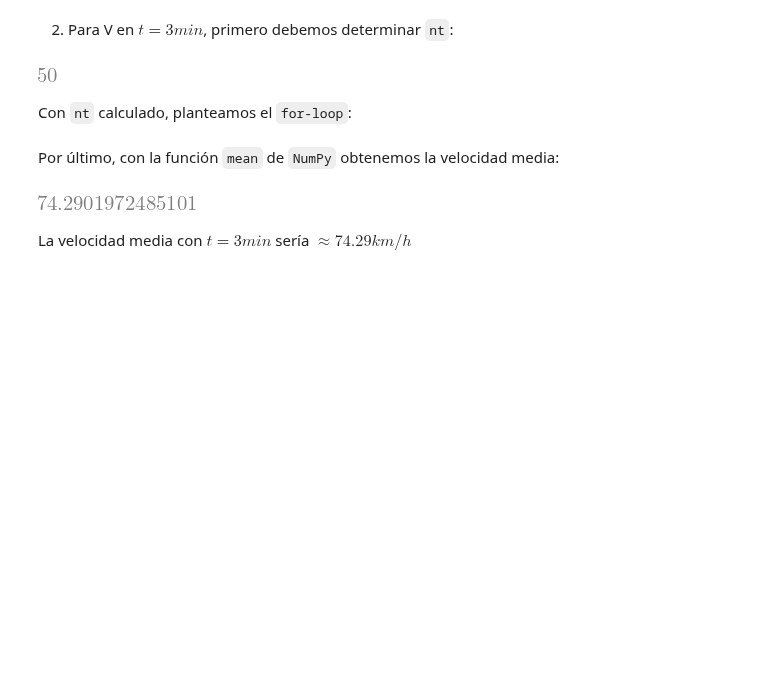
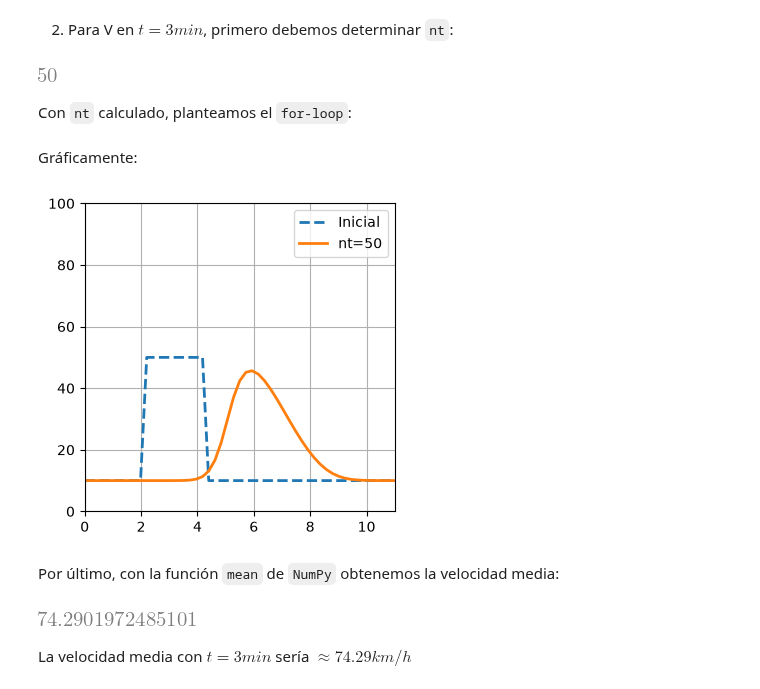
Before and after one commit to isedaniel/sistemas, a Jupyter notebook: src/3/simulacion/tp_PDE/Trabajo Practico 2.ipynb, the cells around one changed output. Cells and saved outputs as stored; diff of their text form; code cells hidden in the pictures; blank space fills up the shorter version.

```diff
--- a/src/3/simulacion/tp_PDE/Trabajo Practico 2.ipynb
+++ b/src/3/simulacion/tp_PDE/Trabajo Practico 2.ipynb
@@ -137,7 +137,0 @@ Planteamos los parámetros en Python:
-# %%
-v_max = 80
-nx = 51
-L = 11
-dx = L / (nx - 1)
-rho_max = 250
-dt = .001
@@ -189,6 +200,20 @@ for n in range(1, nt):
     rho[0] = 10
 
 v_3min = V(rho)
+# %% [markdown]
+Gráficamente:
+# %%
+plt.figure(figsize=(4.0,4.0))
+plt.grid()
+plt.plot(x,rho0,label='Inicial',
+            color='C0',linestyle='--',linewidth=2)
+plt.plot(x,rho,label=f'nt={50}',
+            color='C1',linestyle='-',linewidth=2)
+plt.legend()
+plt.xlim(0.0,L)
+plt.ylim(0.0,100);
+# %% [output]
+[figure, added]
 # %% [markdown]
 Por último, con la función `mean` de `NumPy` obtenemos la velocidad media:
 # %%
```
Also changed, not shown: parts of 28 cells of this notebook.
